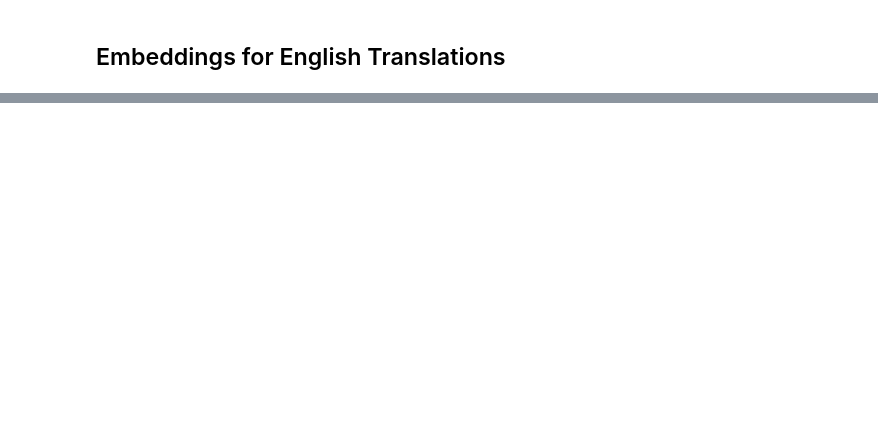
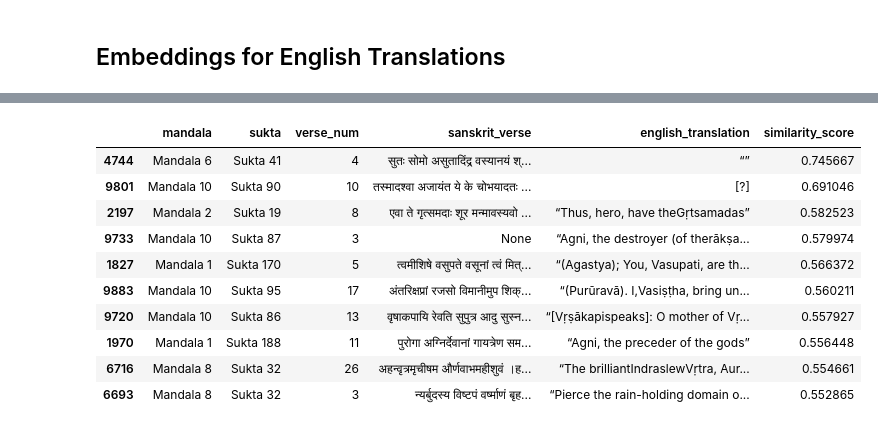
Before and after one commit to RamLanka05/ML1, a Jupyter notebook: SanskritML.ipynb, the cells around one changed output, grey strips where cells are left out. Cells and saved outputs as stored; diff of their text form; code cells hidden in the pictures; blank space fills up the shorter version.

Commit message:
Added search_verses

```diff
--- a/SanskritML.ipynb
+++ b/SanskritML.ipynb
@@ -126,9 +191,32 @@ def search_verses(query, top_k):
-# %%
-from sklearn.metrics.pairwise import cosine_similarity
-
-X = np.array([[0, 0, 0], [1, 1, 1]])
-Y = np.array([[1, 0, 0], [1, 1, 0]])
-
-similarity_scores = cosine_similarity(X, Y)
-print("Similarity Scores:")
-print(similarity_scores)
+# %%
+from sklearn.metrics.pairwise import cosine_similarity
+def search_verses(query, top_k):
+    # Vectorize the query
+    query_vector = model.encode([query])
+
+    # Compute Similarity Scores
+    similarity_scores = cosine_similarity(query_vector, verse_matrix).flatten()
+
+    # Assign Scores to DataFrame
+    cleaned_df['similarity_score'] = similarity_scores
+
+    # Sort and get top K
+    top_verses = cleaned_df.sort_values(by='similarity_score', ascending=False).head(top_k)
+
+    # Output Results
+    return top_verses[['mandala', 'sukta', 'verse_num', 'sanskrit_verse', 'english_translation', 'similarity_score']]
+# %%
+pd.set_option('display.max_colwidth', None)
+search_verses("गणपति", top_k=10)
+# %% [output]
+|  | mandala | sukta | verse_num | sanskrit_verse | english_translation | similarity_score |
+| 4744 | Mandala 6 | Sukta 41 | 4 | सुतः सोमो असुतादिंद्र वस्यानयं श्... | “” | 0.745667 |
+| 9801 | Mandala 10 | Sukta 90 | 10 | तस्मादश्वा अजायंत ये के चोभयादतः ... | [?] | 0.691046 |
+| 2197 | Mandala 2 | Sukta 19 | 8 | एवा ते गृत्समदाः शूर मन्मावस्यवो ... | “Thus, hero, have theGṛtsamadas” | 0.582523 |
+| 9733 | Mandala 10 | Sukta 87 | 3 | None | “Agni, the destroyer (of therākṣa... | 0.579974 |
+| 1827 | Mandala 1 | Sukta 170 | 5 | त्वमीशिषे वसुपते वसूनां त्वं मित्... | “(Agastya); You, Vasupati, are th... | 0.566372 |
+| 9883 | Mandala 10 | Sukta 95 | 17 | अंतरिक्षप्रां रजसो विमानीमुप शिक्... | “(Purūravā). I,Vasiṣṭha, bring un... | 0.560211 |
+| 9720 | Mandala 10 | Sukta 86 | 13 | वृषाकपायि रेवति सुपुत्र आदु सुस्न... | “[Vṛṣākapispeaks]: O mother of Vṛ... | 0.557927 |
+| 1970 | Mandala 1 | Sukta 188 | 11 | पुरोगा अग्निर्देवानां गायत्रेण सम... | “Agni, the preceder of the gods” | 0.556448 |
+| 6716 | Mandala 8 | Sukta 32 | 26 | अहन्वृत्रमृचीषम और्णवाभमहीशुवं ।ह... | “The brilliantIndraslewVṛtra, Aur... | 0.554661 |
+| 6693 | Mandala 8 | Sukta 32 | 3 | न्यर्बुदस्य विष्टपं वर्ष्माणं बृह... | “Pierce the rain-holding domain o... | 0.552865 |
```
Also changed, not shown: parts of 8 cells of this notebook.
